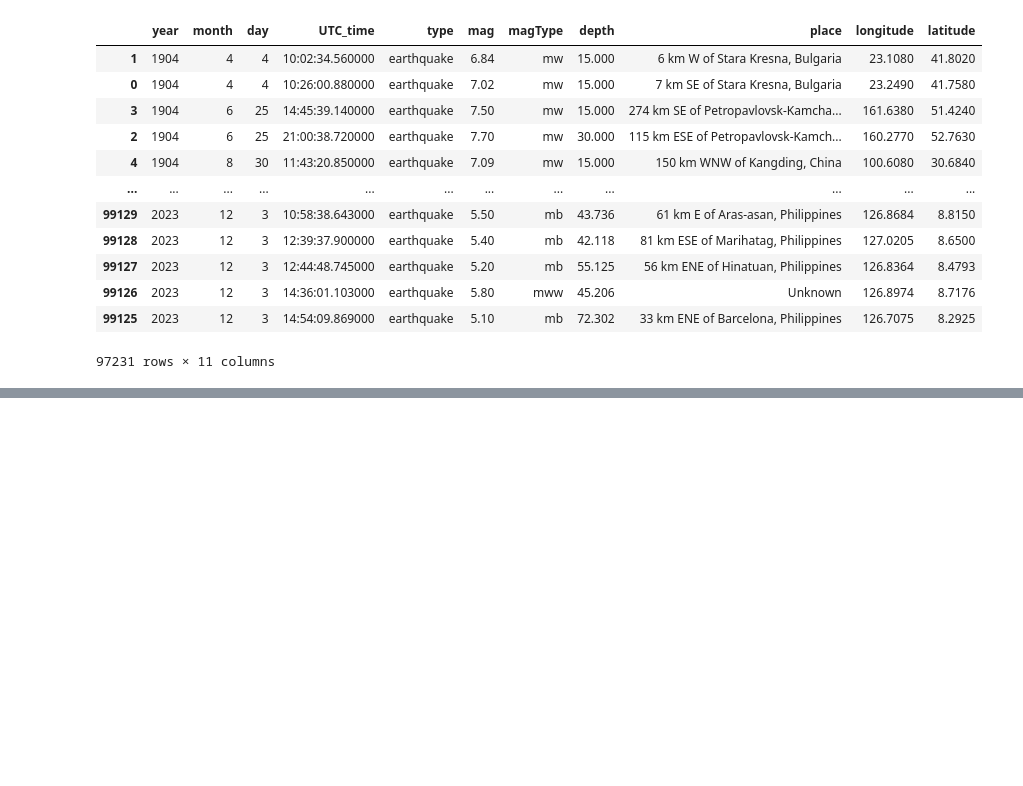
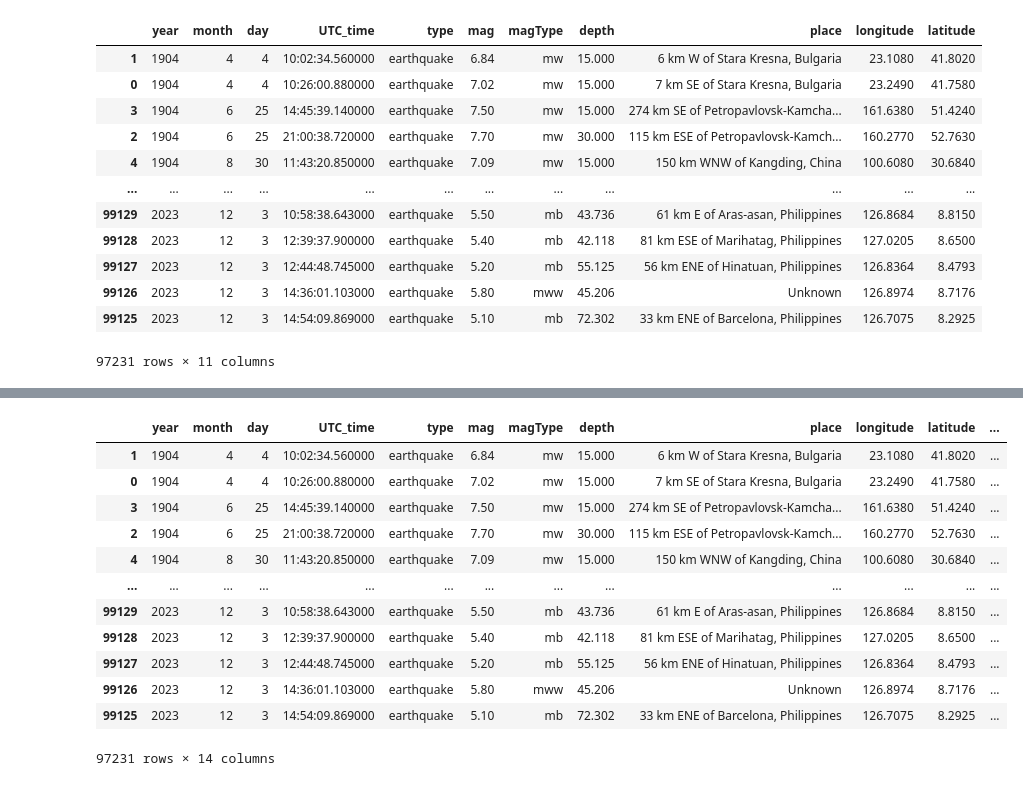
Before and after one commit to jameslaurence82/Project, a Jupyter notebook: earthquake.ipynb, the cells around one changed output, grey strips where cells are left out. Drawn from its saved outputs; the diff is of its cells as text; code cells hidden in the pictures; blank space fills up the shorter version.

Commit message:
updated continents and oceans

```diff
--- a/earthquake.ipynb
+++ b/earthquake.ipynb
@@ -805,6 +805,9 @@ selected_columns = ['year', 'month', 'day', 'UTC_time', 'type', 'mag', 'magType'
 # keep only those columns in the locations dataframe
 locations = locations[selected_columns]
 
+# shapefile coordinate test copy locations dataframe
+region = locations.copy()
+
 print(f'\n Updated Locations Dataframe with required columns')
 locations
 # %% [output]
@@ -827,0 +847,42 @@ The size of the locations dataframe is (97231, 26)
+# %%
+import geopandas as gpd
+from geopy.geocoders import Nominatim
+from geopy.exc import GeocoderTimedOut
+import reverse_geocoder as rg
+import pycountry
+
+# Assuming 'region' is a DataFrame with 'latitude' and 'longitude' columns
+region = gpd.GeoDataFrame(region, geometry=gpd.points_from_xy(region.longitude, region.latitude))
+
+# Set the coordinate reference system (CRS) to WGS84
+region.crs = "EPSG:4326"
+
+# Read the shapefiles
+cont = gpd.read_file("shapefiles/continents.zip")
+ocean = gpd.read_file("shapefiles/oceans.zip")
+
+# Perform spatial join with continents, oceans, and shelves
+region_cont = gpd.sjoin(region, cont, how="left", op='intersects')
+region_ocean = gpd.sjoin(region, ocean, how="left", op='within')
+
+# Extract the names from the joined GeoDataFrames
+# Replace 'CONTINENT', 'name', and 'LINE_NAME' with the actual column names in your shapefiles
+region['continent'] = region_cont['CONTINENT']
+region['ocean'] = region_ocean['name']
+
+# Print or save your updated dataframe with the new column "region"
+region
+# %% [output]
+|  | year | month | day | UTC_time | type | mag | magType | depth | place | longitude | latitude | ... |
+| 1 | 1904 | 4 | 4 | 10:02:34.560000 | earthquake | 6.84 | mw | 15.000 | 6 km W of Stara Kresna, Bulgaria | 23.1080 | 41.8020 | ... |
+| 0 | 1904 | 4 | 4 | 10:26:00.880000 | earthquake | 7.02 | mw | 15.000 | 7 km SE of Stara Kresna, Bulgaria | 23.2490 | 41.7580 | ... |
+| 3 | 1904 | 6 | 25 | 14:45:39.140000 | earthquake | 7.50 | mw | 15.000 | 274 km SE of Petropavlovsk-Kamcha... | 161.6380 | 51.4240 | ... |
+| 2 | 1904 | 6 | 25 | 21:00:38.720000 | earthquake | 7.70 | mw | 30.000 | 115 km ESE of Petropavlovsk-Kamch... | 160.2770 | 52.7630 | ... |
+| 4 | 1904 | 8 | 30 | 11:43:20.850000 | earthquake | 7.09 | mw | 15.000 | 150 km WNW of Kangding, China | 100.6080 | 30.6840 | ... |
+| ... | ... | ... | ... | ... | ... | ... | ... | ... | ... | ... | ... | ... |
+| 99129 | 2023 | 12 | 3 | 10:58:38.643000 | earthquake | 5.50 | mb | 43.736 | 61 km E of Aras-asan, Philippines | 126.8684 | 8.8150 | ... |
+| 99128 | 2023 | 12 | 3 | 12:39:37.900000 | earthquake | 5.40 | mb | 42.118 | 81 km ESE of Marihatag, Philippines | 127.0205 | 8.6500 | ... |
+| 99127 | 2023 | 12 | 3 | 12:44:48.745000 | earthquake | 5.20 | mb | 55.125 | 56 km ENE of Hinatuan, Philippines | 126.8364 | 8.4793 | ... |
+| 99126 | 2023 | 12 | 3 | 14:36:01.103000 | earthquake | 5.80 | mww | 45.206 | Unknown | 126.8974 | 8.7176 | ... |
+| 99125 | 2023 | 12 | 3 | 14:54:09.869000 | earthquake | 5.10 | mb | 72.302 | 33 km ENE of Barcelona, Philippines | 126.7075 | 8.2925 | ... |
+97231 rows × 14 columns
```
Also changed, not shown: parts of 7 cells of this notebook, 3 other files.
